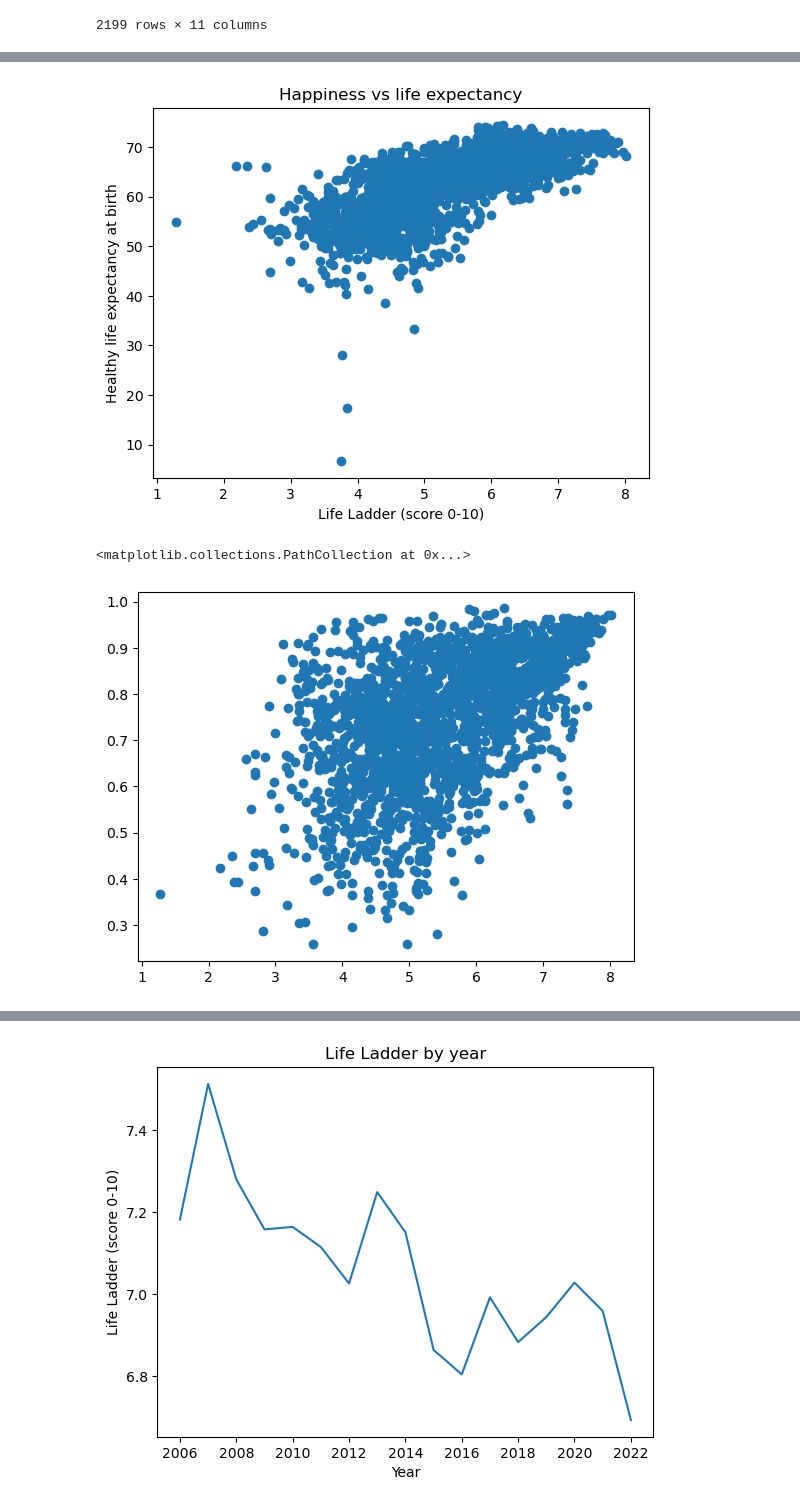
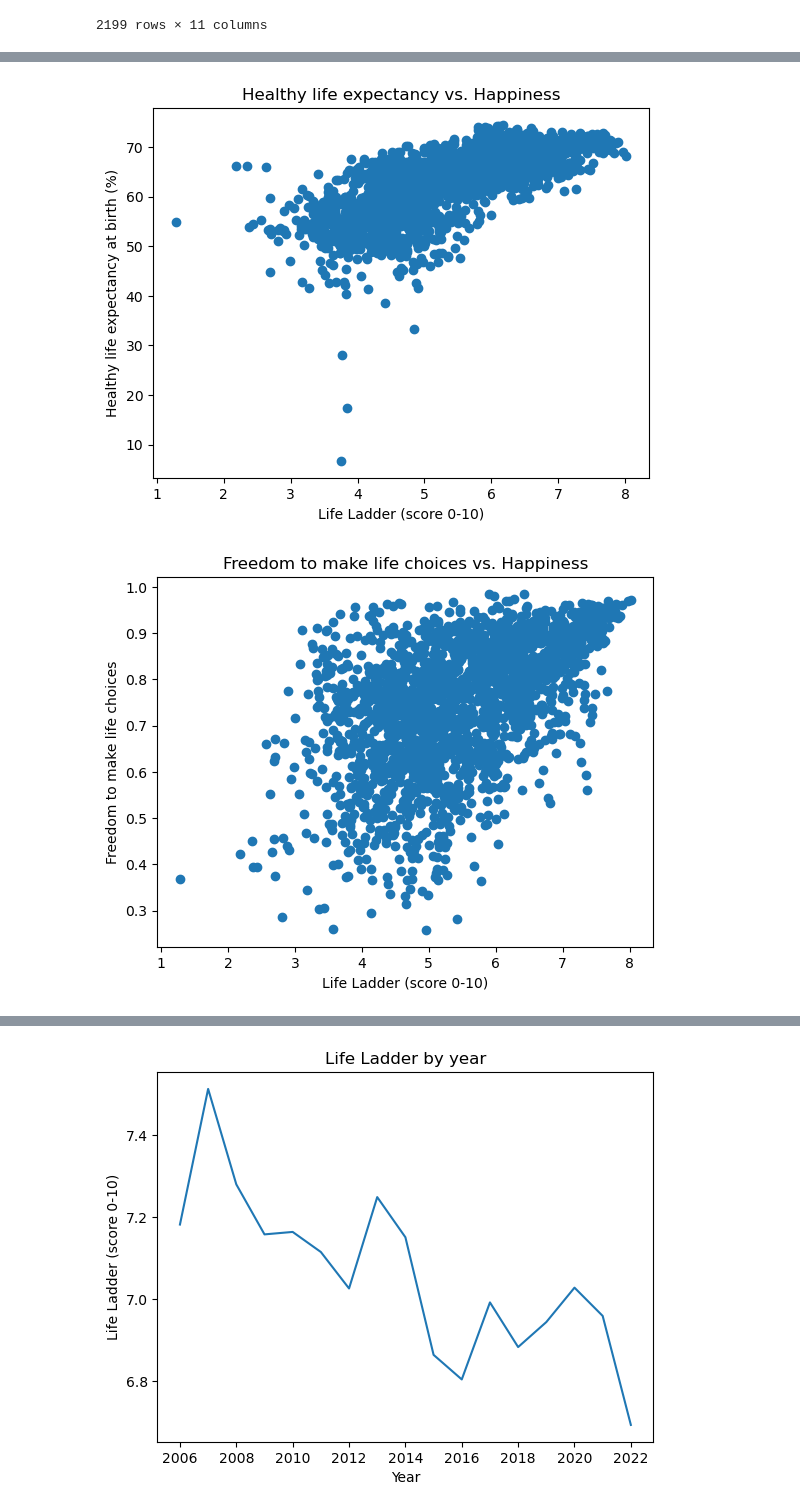
Before and after one commit to taylorfisher1012/world_happiness_trends, a Jupyter notebook: notebooks/happiness_report.ipynb, the cells around one changed output, grey strips where cells are left out. Cells and saved outputs as stored; diff of their text form; code cells hidden in the pictures.

```diff
--- a/notebooks/happiness_report.ipynb
+++ b/notebooks/happiness_report.ipynb
@@ -48,15 +48,17 @@ plt.title('Happiness vs. GDP per capita');
 # %%
 plt.scatter('Life Ladder', 'Healthy life expectancy at birth', data = happiness_report)
 plt.xlabel('Life Ladder (score 0-10)')
-plt.ylabel('Healthy life expectancy at birth')
-plt.title('Happiness vs life expectancy');
+plt.ylabel('Healthy life expectancy at birth (%)')
+plt.title('Healthy life expectancy vs. Happiness');
 # %% [output]
-[figure, old version]
+[figure, new version]
 # %%
 plt.scatter('Life Ladder', 'Freedom to make life choices', data = happiness_report)
+plt.xlabel('Life Ladder (score 0-10)')
+plt.ylabel('Freedom to make life choices')
+plt.title('Freedom to make life choices vs. Happiness');
 # %% [output]
-<matplotlib.collections.PathCollection at 0x...>
-[figure, old version]
+[figure, new version]
 # %%
 #Not a clear trend between life ladder and generosity
 plt.scatter('Life Ladder', 'Generosity', data = happiness_report)
```
Also changed, not shown: parts of 5 cells of this notebook, 1 other file.
